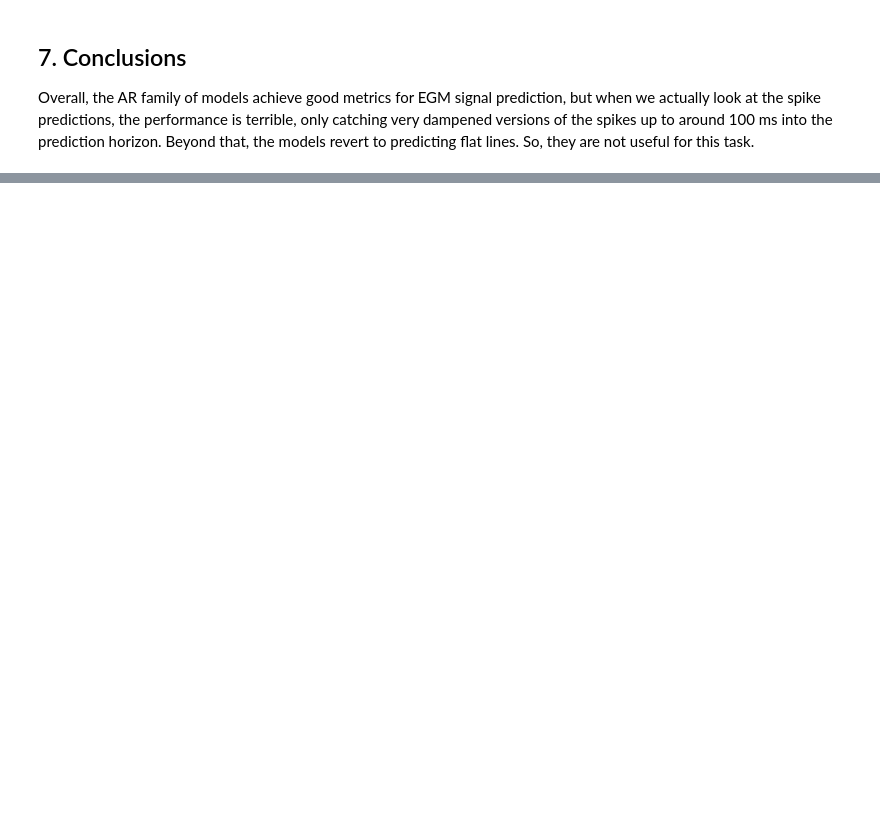
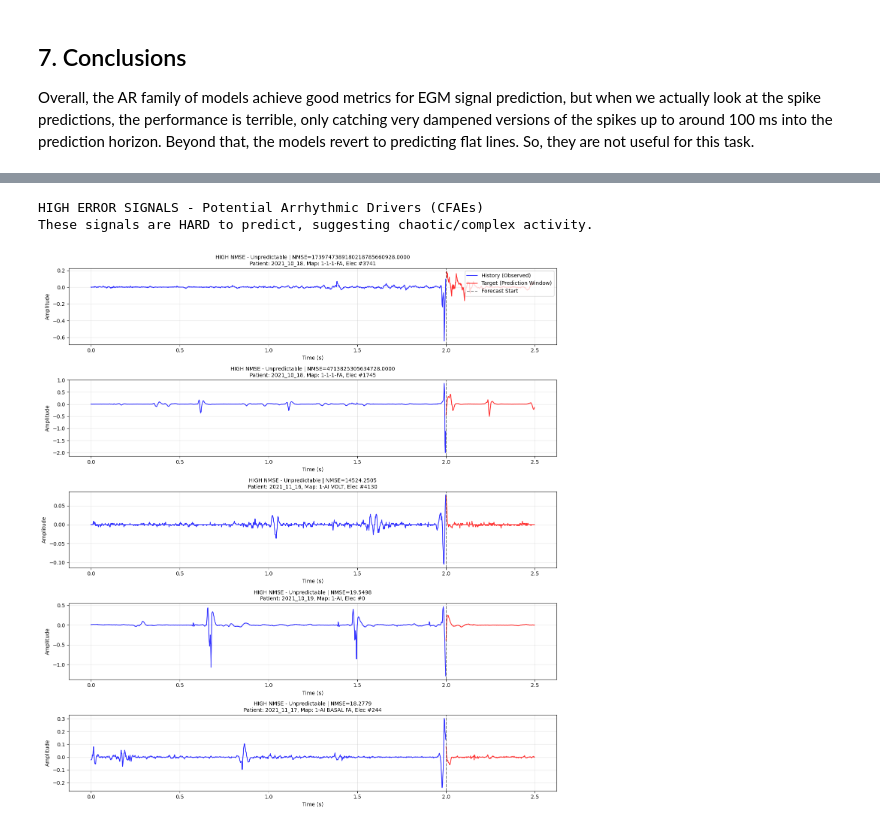
Before and after one commit to javierferna/atrialfib-forecast, a Jupyter notebook: ar.ipynb, the cells around one changed output, grey strips where cells are left out. Drawn from its saved outputs; the diff is of its cells as text; code cells hidden in the pictures; blank space fills up the shorter version.

```diff
--- a/ar.ipynb
+++ b/ar.ipynb
@@ -841,0 +970,27 @@ Overall, the AR family of models achieve good metrics for EGM signal prediction,
+# %%
+# RANK ELECTRODES BY UNPREDICTABILITY (NMSE)
+
+# Sort by NMSE (descending), most chaotic/unpredictable first
+ranked_df = anomaly_df.sort_values('nmse', ascending=False).reset_index(drop=True)
+
+print("=" * 80)
+print("ELECTRODE RANKING BY UNPREDICTABILITY (NMSE)")
+print("=" * 80)
+
+print("\nTOP 10 MOST UNPREDICTABLE (Potential Arrhythmic Drivers):")
+print("-" * 80)
+print(ranked_df[['index', 'patient_date', 'map_name', 'electrode_idx_in_patient', 'nmse', 'mse']].head(10).to_string(index=False))
+
+print("\nTOP 10 MOST PREDICTABLE (Healthy / Passively Activated Tissue):")
+print("-" * 80)
+print(ranked_df[['index', 'patient_date', 'map_name', 'electrode_idx_in_patient', 'nmse', 'mse']].tail(10).to_string(index=False))
+
+# Summary Statistics
+print("\n" + "=" * 80)
+print("NMSE DISTRIBUTION STATISTICS")
+print("=" * 80)
+print(f"Mean NMSE:   {anomaly_df['nmse'].mean():.4f}")
+print(f"Median NMSE: {anomaly_df['nmse'].median():.4f}")
+print(f"Std NMSE:    {anomaly_df['nmse'].std():.4f}")
+print(f"Min NMSE:    {anomaly_df['nmse'].min():.4f}")
+print(f"Max NMSE:    {anomaly_df['nmse'].max():.4f}")
@@ -841,0 +1166,12 @@ Overall, the AR family of models achieve good metrics for EGM signal prediction,
+# %%
+# PLOT TOP-K HIGH ERROR SIGNALS (Potential Arrhythmic Drivers)
+
+K = 5
+print("HIGH ERROR SIGNALS - Potential Arrhythmic Drivers (CFAEs)")
+print("These signals are HARD to predict, suggesting chaotic/complex activity.\n")
+
+plot_anomaly_signals(ranked_df, X_test_history, X_test_target, n_signals=K, top=True)
+# %% [output]
+HIGH ERROR SIGNALS - Potential Arrhythmic Drivers (CFAEs)
+These signals are HARD to predict, suggesting chaotic/complex activity.
+[figure, added]
```
Also changed, not shown: parts of 27 cells of this notebook, 13 other files.
